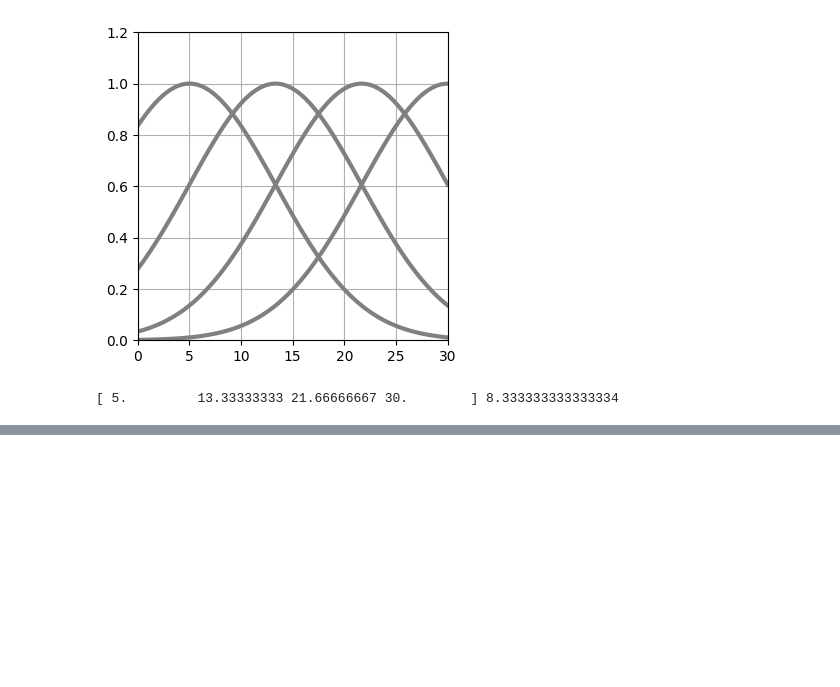
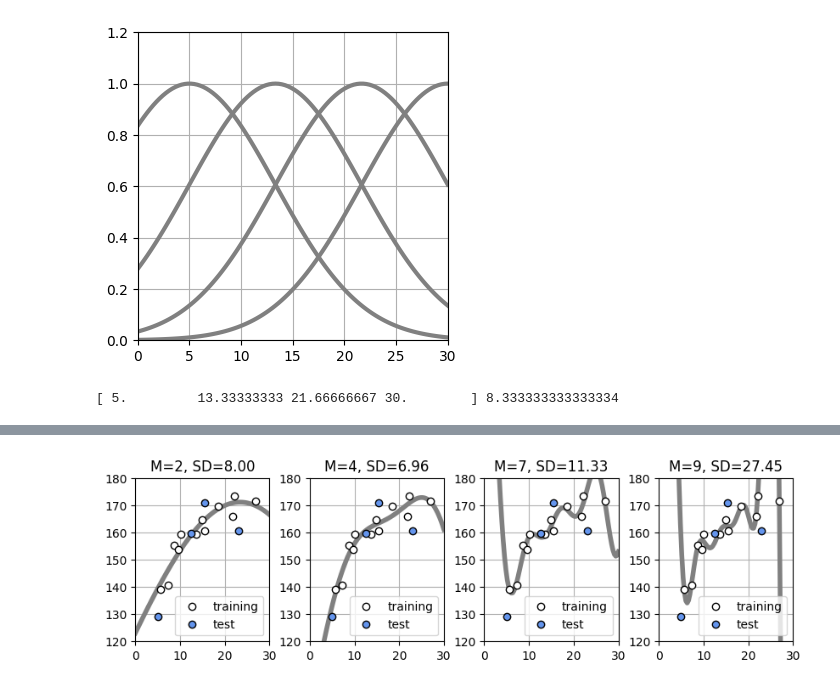
Before and after one commit to mijumaru-0625/Python, a Jupyter notebook: 5.4線形既定関数モデル.ipynb, the cells around one changed output, grey strips where cells are left out. Cells and saved outputs as stored; diff of their text form; code cells hidden in the pictures; blank space fills up the shorter version.

```diff
--- a/5.4線形既定関数モデル.ipynb
+++ b/5.4線形既定関数モデル.ipynb
@@ -55,0 +162,38 @@ print(mu, s)
+# %%
+# リスト 5-3-(10)
+# 訓練データとテストデータに分割 -----
+split = int(N / 4)  # 分割するインデックス
+X_test = X[:split]
+T_test = T[:split]
+X_train = X[split:]
+T_train = T[split:]
+
+# メイン -----
+M = [2, 4, 7, 9]    # 調べる M の値
+plt.figure(figsize=(10, 2.5))
+plt.subplots_adjust(wspace=0.3)
+for i in range(len(M)):
+    w = fit_gauss_func(X_train, T_train, M[i])      # w を計算
+    sd = np.sqrt(mse_gauss_func(X_test, T_test, w)) # SD を計算
+    # グラフ描画
+    plt.subplot(1, len(M), i + 1)
+    show_gauss_func(w)    # 線形基底関数
+    plt.plot(             # 訓練データ
+        X_train, T_train, "white",
+        marker="o", linestyle="None", markeredgecolor="black",
+        label="training",
+    )
+    plt.plot(             # テストデータ
+        X_test, T_test, "cornflowerblue",
+        marker="o", linestyle="None", markeredgecolor="black",
+        label="test",
+    )
+    plt.title(f"M={M[i]:d}, SD={sd:.2f}")
+    plt.legend(loc="lower right", fontsize=10, numpoints=1)
+    plt.xlim(X_min, X_max)
+    plt.ylim(120, 180)
+    plt.grid()
+
+plt.show()
+# %% [output]
+[figure, added]
```
Also changed, not shown: parts of 12 cells of this notebook, 2 other files.
